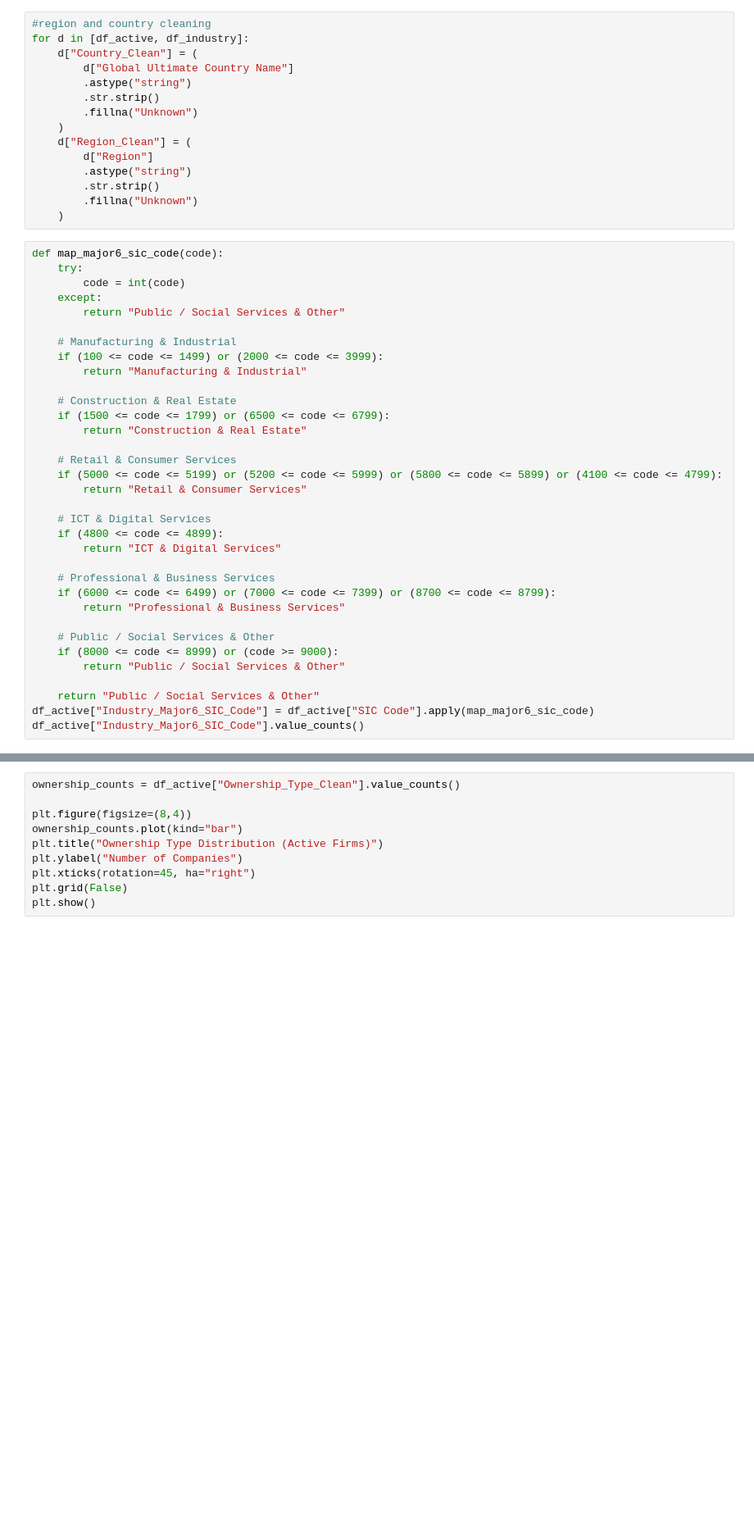
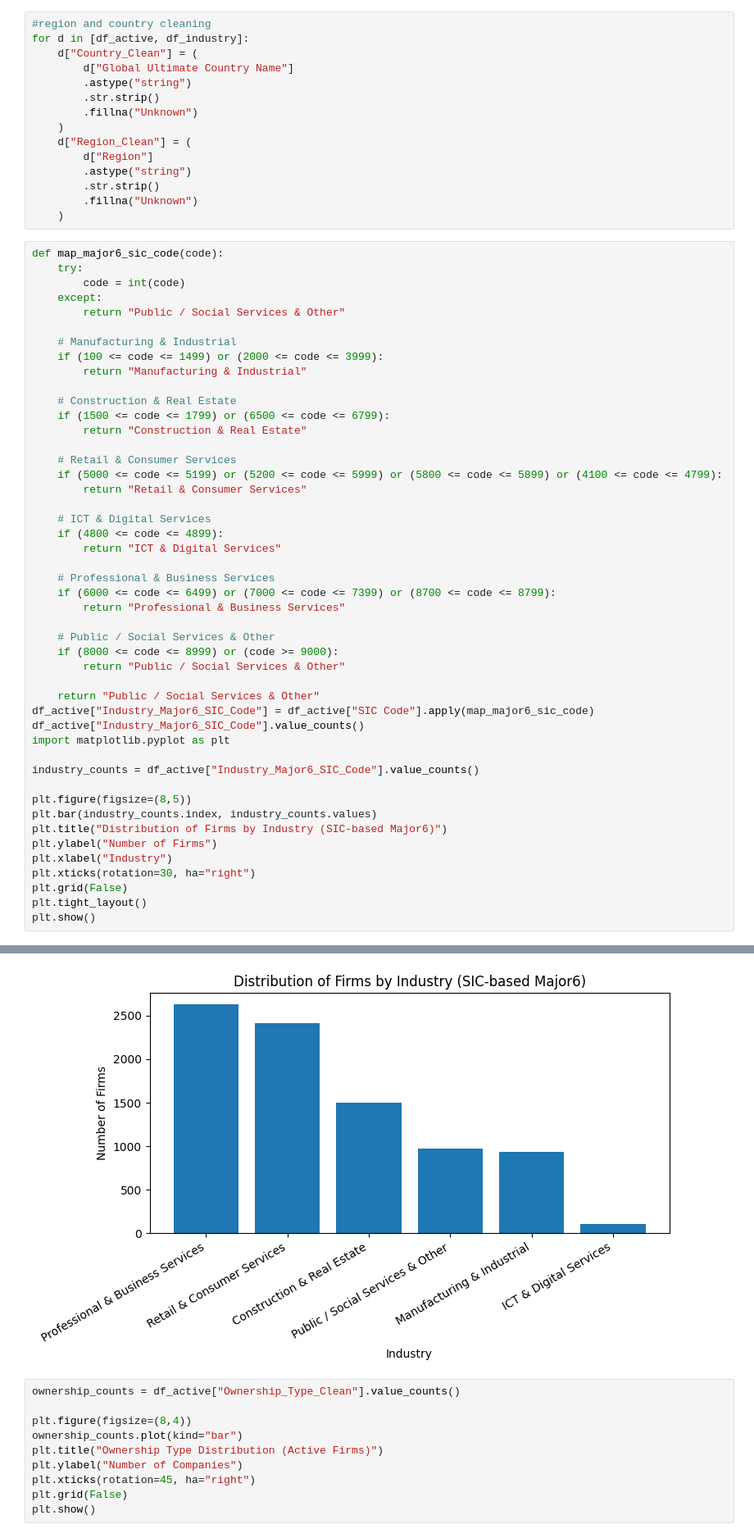
Before and after one commit to Hu-Yun-Xin/Datathon-2026-T5W, a Jupyter notebook: part2.ipynb, the cells around one changed output, grey strips where cells are left out. Shown at 82% size. Drawn from its saved outputs; the diff is of its cells as text; blank space fills up the shorter version.

```diff
--- a/part2.ipynb
+++ b/part2.ipynb
@@ -197,4 +197,17 @@ def map_major6_sic_code(code):
     return "Public / Social Services & Other"
 df_active["Industry_Major6_SIC_Code"] = df_active["SIC Code"].apply(map_major6_sic_code)
 df_active["Industry_Major6_SIC_Code"].value_counts()
+import matplotlib.pyplot as plt
+
+industry_counts = df_active["Industry_Major6_SIC_Code"].value_counts()
+
+plt.figure(figsize=(8,5))
+plt.bar(industry_counts.index, industry_counts.values)
+plt.title("Distribution of Firms by Industry (SIC-based Major6)")
+plt.ylabel("Number of Firms")
+plt.xlabel("Industry")
+plt.xticks(rotation=30, ha="right")
+plt.grid(False)
+plt.tight_layout()
+plt.show()
 # %% [output]
@@ -209,3 +214,4 @@ Name: count, dtype: int64
+[figure, added]
 # %%
 ownership_counts = df_active["Ownership_Type_Clean"].value_counts()
 
```
Also changed, not shown: parts of 1 cell of this notebook.
